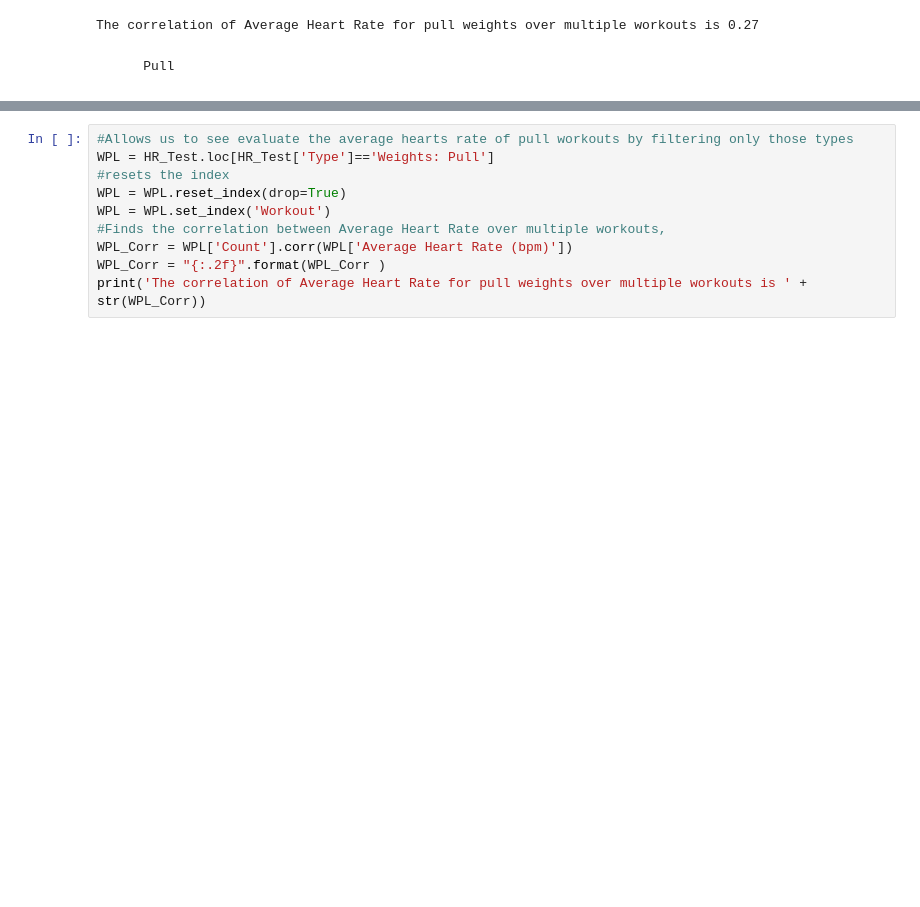
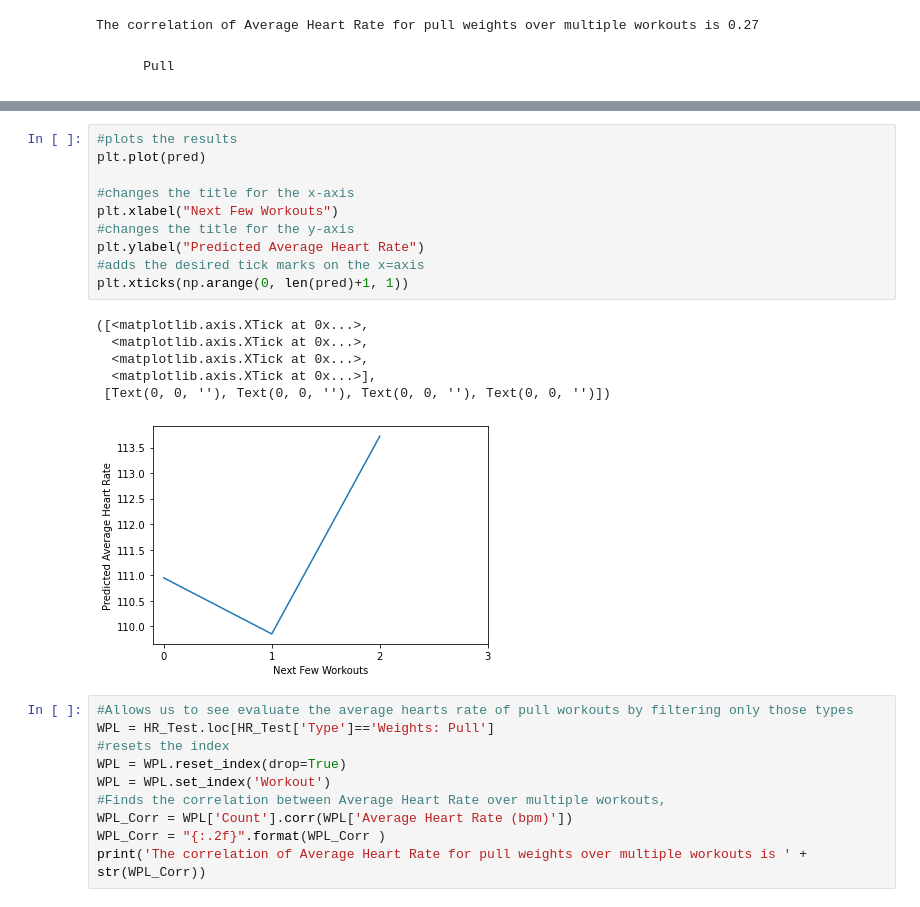
Before and after one commit to Leroez/Heart-Rate-Test, a Jupyter notebook: Project.ipynb, the cells around one changed output, grey strips where cells are left out. Drawn from its saved outputs; the diff is of its cells as text; blank space fills up the shorter version.

```diff
--- a/Project.ipynb
+++ b/Project.ipynb
@@ -148,3 +207,20 @@ WPL
+# %%
+#plots the results
+plt.plot(pred)
+
+#changes the title for the x-axis
+plt.xlabel("Next Few Workouts")
+#changes the title for the y-axis
+plt.ylabel("Predicted Average Heart Rate")
+#adds the desired tick marks on the x=axis
+plt.xticks(np.arange(0, len(pred)+1, 1))
+# %% [output]
+([<matplotlib.axis.XTick at 0x...>,
+  <matplotlib.axis.XTick at 0x...>,
+  <matplotlib.axis.XTick at 0x...>,
+  <matplotlib.axis.XTick at 0x...>],
+ [Text(0, 0, ''), Text(0, 0, ''), Text(0, 0, ''), Text(0, 0, '')])
+[figure, added]
 # %%
 #Allows us to see evaluate the average hearts rate of pull workouts by filtering only those types
 WPL = HR_Test.loc[HR_Test['Type']=='Weights: Pull']
```
Also changed, not shown: parts of 23 cells of this notebook.
